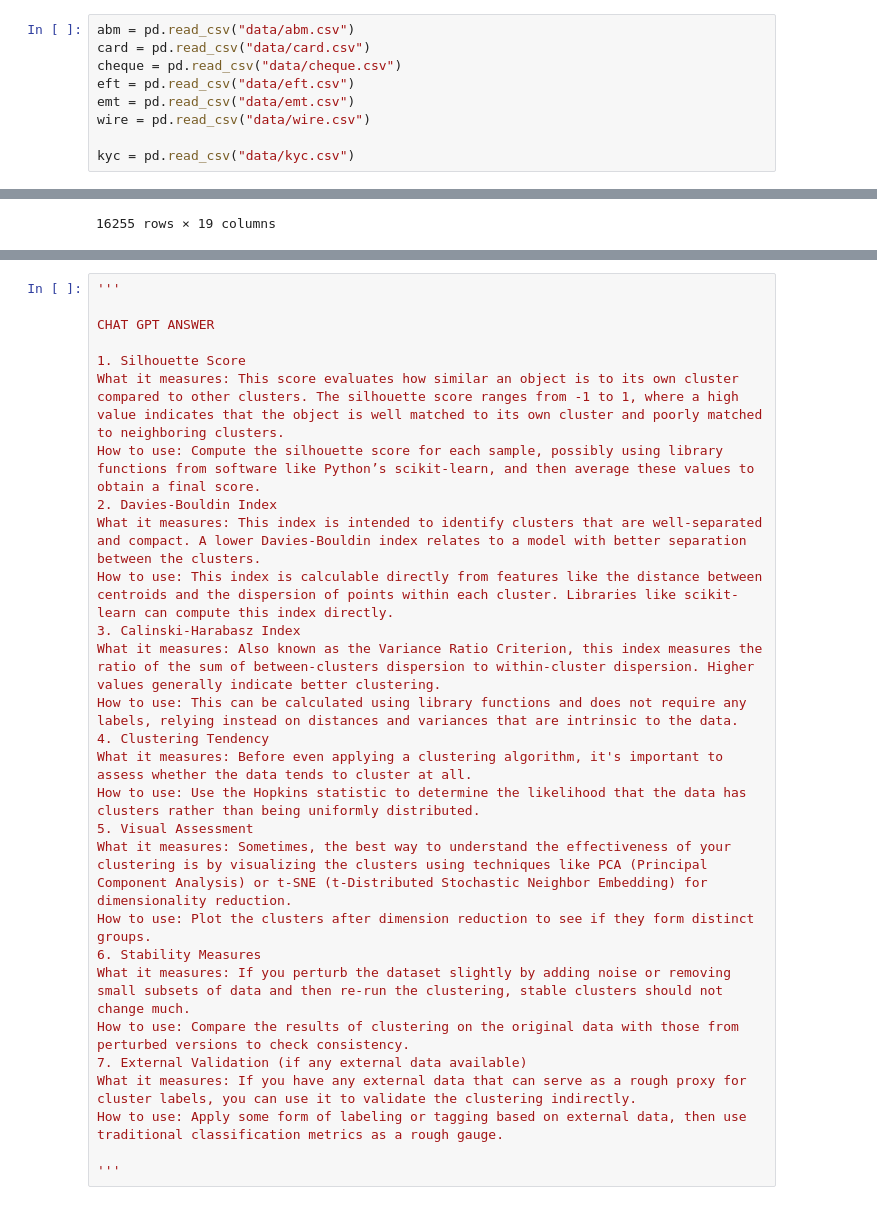
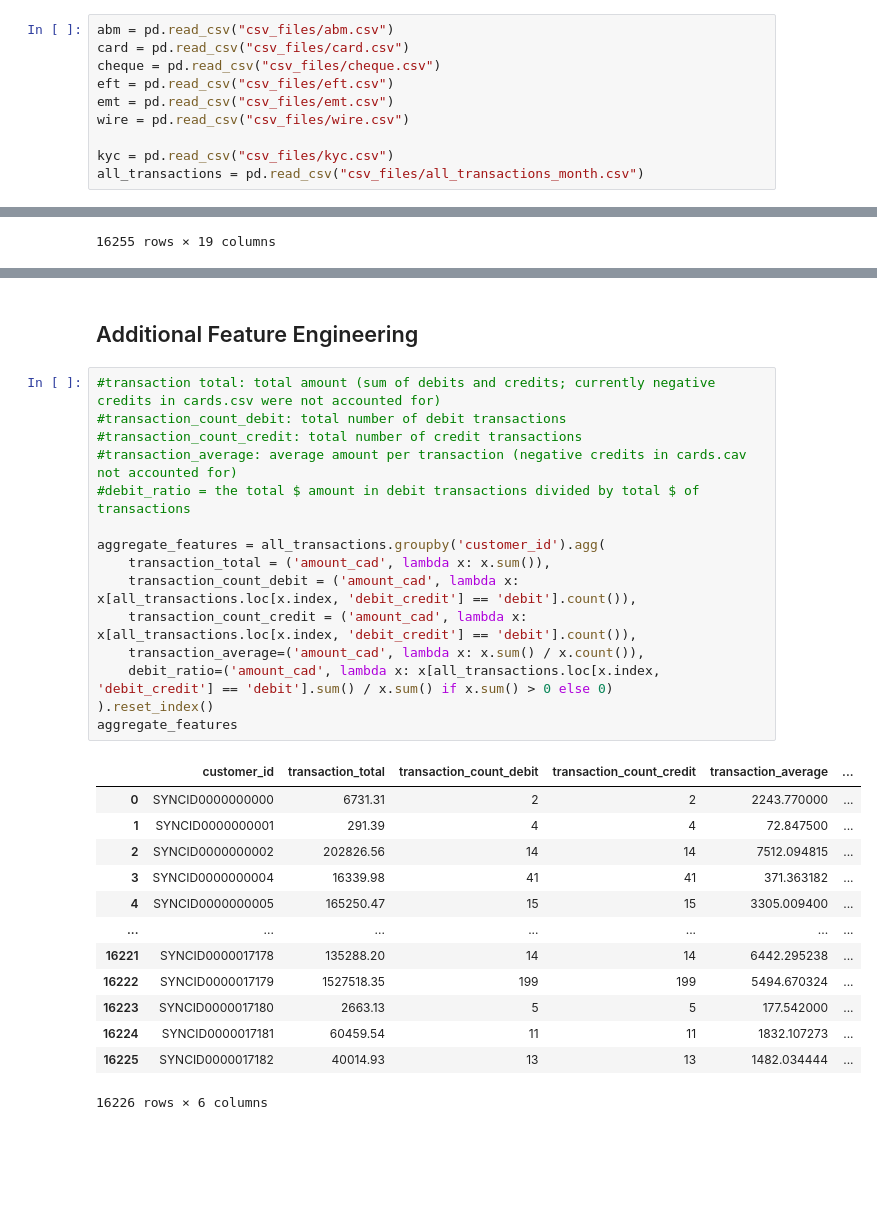
Before and after one commit to Kevlar-sudo/IMI_Big_Data_and_AI_Competition, a Jupyter notebook: code.ipynb, the cells around one changed output, grey strips where cells are left out. Cells and saved outputs as stored; diff of their text form; blank space fills up the shorter version.

Commit message:
Feature Engineering & Industry
Added new engineered features based on aggregate statistics

```diff
--- a/code.ipynb
+++ b/code.ipynb
@@ -11,14 +11,15 @@ from sklearn.metrics import silhouette_samples, silhouette_score
 import plotly.express as px
 from sklearn.preprocessing import StandardScaler
 # %%
-abm = pd.read_csv("data/abm.csv")
-card = pd.read_csv("data/card.csv")
-cheque = pd.read_csv("data/cheque.csv")
-eft = pd.read_csv("data/eft.csv")
-emt = pd.read_csv("data/emt.csv")
-wire = pd.read_csv("data/wire.csv")
+abm = pd.read_csv("csv_files/abm.csv")
+card = pd.read_csv("csv_files/card.csv")
+cheque = pd.read_csv("csv_files/cheque.csv")
+eft = pd.read_csv("csv_files/eft.csv")
+emt = pd.read_csv("csv_files/emt.csv")
+wire = pd.read_csv("csv_files/wire.csv")
 
-kyc = pd.read_csv("data/kyc.csv")
+kyc = pd.read_csv("csv_files/kyc.csv")
+all_transactions = pd.read_csv("csv_files/all_transactions_month.csv")
 # %% [markdown]
 1. Wire Transfers
 Advantages: Ability to handle large money transfers, especially for international transactions.
@@ -766,31 +767,34 @@ kyc_new.head(10)
 | 7 | SYNCID0000000008 | CA | NaN | other | 9659 | 0.0 | 0.0 | 1992-10-07 | ... |
 | 8 | SYNCID0000000009 | CA | QC | MONTREAL | 8653 | 1.0 | 73595.0 | 2012-07-01 | ... |
 | 9 | SYNCID0000000010 | CA | ON | TORONTO | 7511 | 0.0 | NaN | 2007-08-27 | ... |
-# %%
-'''
-
-CHAT GPT ANSWER
-
-1. Silhouette Score
-What it measures: This score evaluates how similar an object is to its own cluster compared to other clusters. The silhouette score ranges from -1 to 1, where a high value indicates that the object is well matched to its own cluster and poorly matched to neighboring clusters.
-How to use: Compute the silhouette score for each sample, possibly using library functions from software like Python’s scikit-learn, and then average these values to obtain a final score.
-2. Davies-Bouldin Index
-What it measures: This index is intended to identify clusters that are well-separated and compact. A lower Davies-Bouldin index relates to a model with better separation between the clusters.
-How to use: This index is calculable directly from features like the distance between centroids and the dispersion of points within each cluster. Libraries like scikit-learn can compute this index directly.
-3. Calinski-Harabasz Index
-What it measures: Also known as the Variance Ratio Criterion, this index measures the ratio of the sum of between-clusters dispersion to within-cluster dispersion. Higher values generally indicate better clustering.
-How to use: This can be calculated using library functions and does not require any labels, relying instead on distances and variances that are intrinsic to the data.
-4. Clustering Tendency
-What it measures: Before even applying a clustering algorithm, it's important to assess whether the data tends to cluster at all.
-How to use: Use the Hopkins statistic to determine the likelihood that the data has clusters rather than being uniformly distributed.
-5. Visual Assessment
-What it measures: Sometimes, the best way to understand the effectiveness of your clustering is by visualizing the clusters using techniques like PCA (Principal Component Analysis) or t-SNE (t-Distributed Stochastic Neighbor Embedding) for dimensionality reduction.
-How to use: Plot the clusters after dimension reduction to see if they form distinct groups.
-6. Stability Measures
-What it measures: If you perturb the dataset slightly by adding noise or removing small subsets of data and then re-run the clustering, stable clusters should not change much.
-How to use: Compare the results of clustering on the original data with those from perturbed versions to check consistency.
-7. External Validation (if any external data available)
-What it measures: If you have any external data that can serve as a rough proxy for cluster labels, you can use it to validate the clustering indirectly.
-How to use: Apply some form of labeling or tagging based on external data, then use traditional classification metrics as a rough gauge.
-
-'''
+# %% [markdown]
+## Additional Feature Engineering
+# %%
+#transaction total: total amount (sum of debits and credits; currently negative credits in cards.csv were not accounted for)
+#transaction_count_debit: total number of debit transactions
+#transaction_count_credit: total number of credit transactions
+#transaction_average: average amount per transaction (negative credits in cards.cav not accounted for)
+#debit_ratio = the total $ amount in debit transactions divided by total $ of transactions
+
+aggregate_features = all_transactions.groupby('customer_id').agg(
+    transaction_total = ('amount_cad', lambda x: x.sum()),
+    transaction_count_debit = ('amount_cad', lambda x: x[all_transactions.loc[x.index, 'debit_credit'] == 'debit'].count()),
+    transaction_count_credit = ('amount_cad', lambda x: x[all_transactions.loc[x.index, 'debit_credit'] == 'debit'].count()),
+    transaction_average=('amount_cad', lambda x: x.sum() / x.count()),
+    debit_ratio=('amount_cad', lambda x: x[all_transactions.loc[x.index, 'debit_credit'] == 'debit'].sum() / x.sum() if x.sum() > 0 else 0)
+).reset_index()
+aggregate_features
+# %% [output]
+|  | customer_id | transaction_total | transaction_count_debit | transaction_count_credit | transaction_average | ... |
+| 0 | SYNCID0000000000 | 6731.31 | 2 | 2 | 2243.770000 | ... |
+| 1 | SYNCID0000000001 | 291.39 | 4 | 4 | 72.847500 | ... |
+| 2 | SYNCID0000000002 | 202826.56 | 14 | 14 | 7512.094815 | ... |
+| 3 | SYNCID0000000004 | 16339.98 | 41 | 41 | 371.363182 | ... |
+| 4 | SYNCID0000000005 | 165250.47 | 15 | 15 | 3305.009400 | ... |
+| ... | ... | ... | ... | ... | ... | ... |
+| 16221 | SYNCID0000017178 | 135288.20 | 14 | 14 | 6442.295238 | ... |
+| 16222 | SYNCID0000017179 | 1527518.35 | 199 | 199 | 5494.670324 | ... |
+| 16223 | SYNCID0000017180 | 2663.13 | 5 | 5 | 177.542000 | ... |
+| 16224 | SYNCID0000017181 | 60459.54 | 11 | 11 | 1832.107273 | ... |
+| 16225 | SYNCID0000017182 | 40014.93 | 13 | 13 | 1482.034444 | ... |
+16226 rows × 6 columns
```
Also changed, not shown: parts of 10 cells of this notebook, 1 other file.
